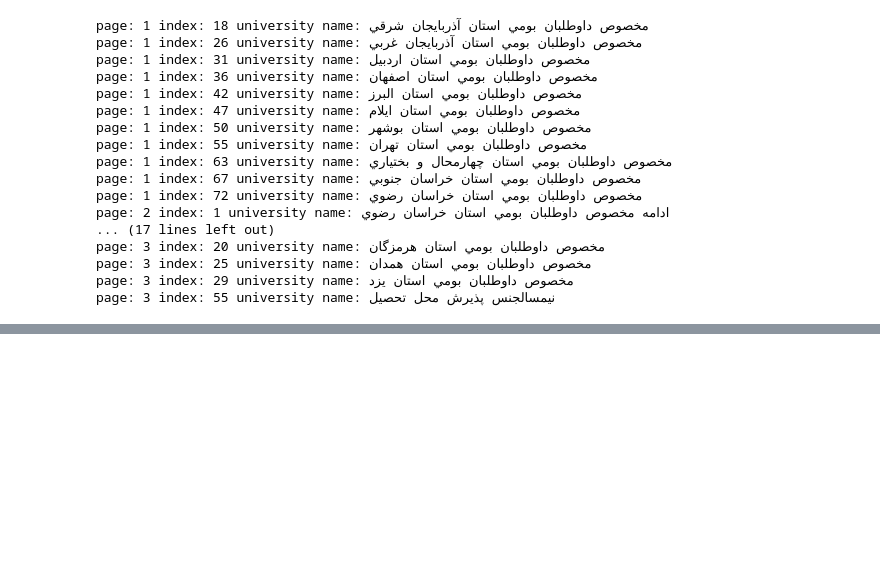
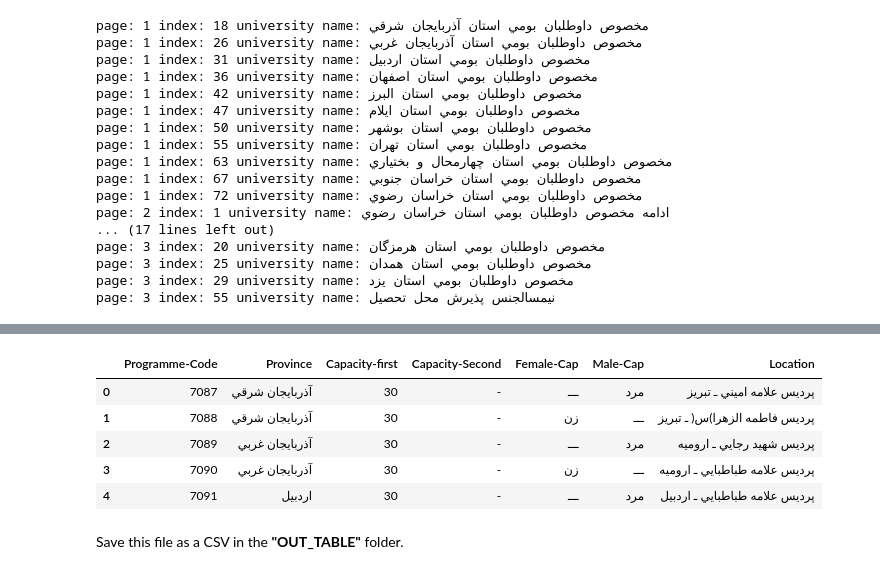
Before and after one commit to Mahan-Rezaeiii/Digitization-Document, a Jupyter notebook: 1.CODE/2.main.ipynb, the cells around one changed output, grey strips where cells are left out. Cells and saved outputs as stored; diff of their text form; code cells hidden in the pictures; blank space fills up the shorter version.

Commit message:
Complete PDF 4 (Kardani-Farhangian)

```diff
--- a/1.CODE/2.main.ipynb
+++ b/1.CODE/2.main.ipynb
@@ -196,0 +207,34 @@ page: 3 index: 55 university name: نيمسالجنس پذيرش محل تحصي
+# %%
+os.chdir("../3.OUT_PDF")
+pdf4 = "4-Kardani-Farhanian.pdf"
+
+kardani_farhangian_list = []
+
+for page in range(1, 3):
+    content = tabula.read_pdf(pdf4, lattice = False,
+                               guess = False, columns = [236, 264, 293, 321, 349, 491, 522],
+                              pandas_options = {'header': None}, pages = str(page))[0]
+
+    for idx, col in content.iterrows():
+
+        if str(col[6]).isdigit():
+            row_list = list(col.values)
+            row_list.reverse()
+            row_list = row_list[+1:]
+            # print(row_list)
+            kardani_farhangian_list.append(row_list)
+
+df4 = pd.DataFrame(kardani_farhangian_list,
+                   columns = ["Programme-Code", "Province", "Capacity-first",
+                               "Capacity-Second", "Female-Cap", "Male-Cap", "Location"])
+
+df4.head(5)
+# %% [output]
+|  | Programme-Code | Province | Capacity-first | Capacity-Second | Female-Cap | Male-Cap | Location |
+| 0 | 7087 | آذربايجان شرقي | 30 | - | ـــ | مرد | پرديس علامه اميني ـ تبريز |
+| 1 | 7088 | آذربايجان شرقي | 30 | - | زن | ـــ | پرديس فاطمه الزهرا)س( ـ تبريز |
+| 2 | 7089 | آذربايجان غربي | 30 | - | ـــ | مرد | پرديس شهيد رجايي ـ اروميه |
+| 3 | 7090 | آذربايجان غربي | 30 | - | زن | ـــ | پرديس علامه طباطبايي ـ اروميه |
+| 4 | 7091 | اردبيل | 30 | - | ـــ | مرد | پرديس علامه طباطبايي ـ اردبيل |
+# %% [markdown]
+Save this file as a CSV in the **"OUT_TABLE"** folder.
```
Also changed, not shown: parts of 2 cells of this notebook.
